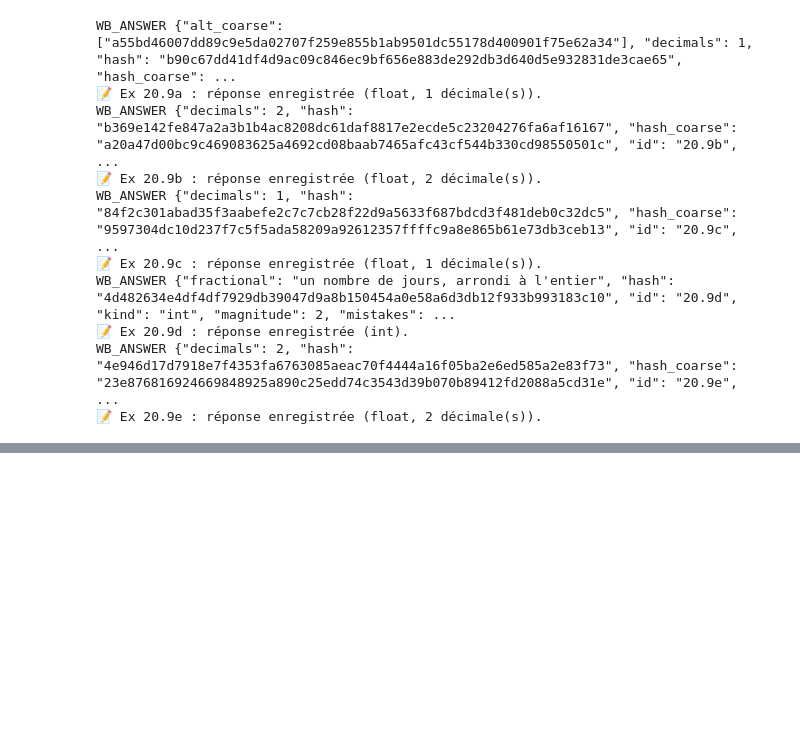
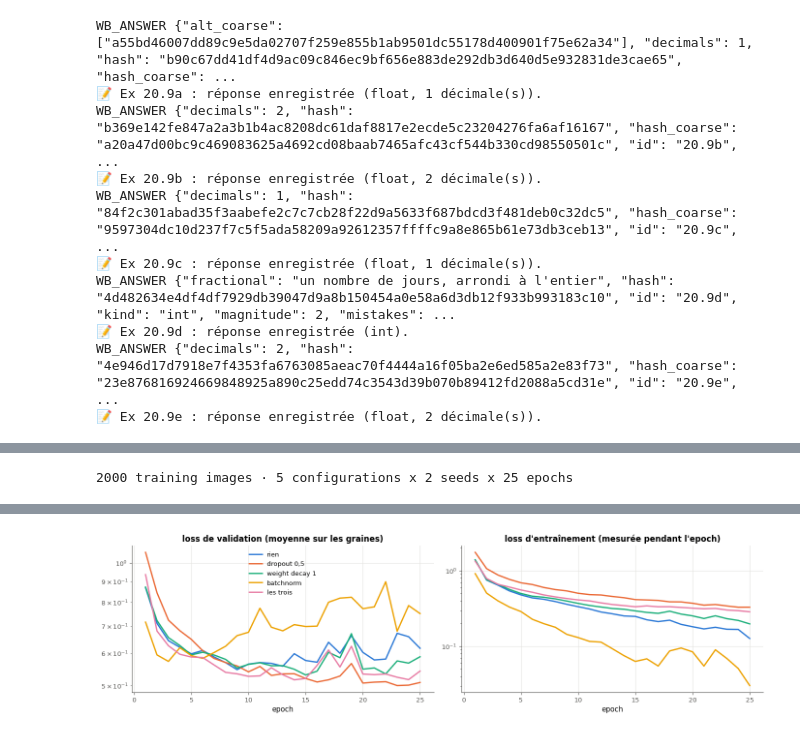
Before and after one commit to cemah2/workbookIA, a Jupyter notebook: chapitres/ch20_deep_learning/05_solutions.ipynb, the cells around one changed output, grey strips where cells are left out. Saved outputs shown, nothing was run; the diff lists cells and outputs as text; code cells hidden in the pictures; blank space fills up the shorter version.

```diff
--- a/chapitres/ch20_deep_learning/05_solutions.ipynb
+++ b/chapitres/ch20_deep_learning/05_solutions.ipynb
@@ -661,0 +2488,78 @@ WB_ANSWER {"decimals": 2, "hash": "4e946d17d7918e7f4353fa6763085aeac70f4444a16f0
+# %%
+TRAIN_SET_29 = TensorDataset(torch.from_numpy(X_F28[:2000]).unsqueeze(1), torch.from_numpy(Y_F28[:2000]))   # 2 000 images: overfitting comes fast
+VAL_LOADER_29 = DataLoader(TensorDataset(torch.from_numpy(X_F28[50_000:55_000]).unsqueeze(1), torch.from_numpy(Y_F28[50_000:55_000])),
+                           batch_size=1000)
+EPOCHS_29, SEEDS_29 = wb.by_mode(fast=25, full=40), wb.by_mode(fast=[0, 1], full=[0, 1, 2])
+CONFIGS_29 = {"rien": dict(dropout=0.0, weight_decay=0.0, batchnorm=False),
+              "dropout 0,5": dict(dropout=0.5, weight_decay=0.0, batchnorm=False),
+              "weight decay 1": dict(dropout=0.0, weight_decay=1.0, batchnorm=False),
+              "batchnorm": dict(dropout=0.0, weight_decay=0.0, batchnorm=True),
+              "les trois": dict(dropout=0.5, weight_decay=1.0, batchnorm=True)}
+print(f"{len(TRAIN_SET_29)} training images · {len(CONFIGS_29)} configurations x {len(SEEDS_29)} seeds x {EPOCHS_29} epochs")
+# %% [output]
+2000 training images · 5 configurations x 2 seeds x 25 epochs
+# %%
+def run_29(dropout, weight_decay, batchnorm, seed, epochs=EPOCHS_29):
+    """Train a MLP 784-256-256-10 on TRAIN_SET_29 and return its history, a dict of three lists of `epochs` values
+    ("train_loss", "val_loss", "val_acc"), with train_one_epoch_23 and evaluate_23 (VAL_LOADER_29).
+
+    The model, built after torch.manual_seed(seed): nn.Flatten(), then for each hidden layer nn.Linear, an
+    nn.BatchNorm1d if batchnorm, nn.ReLU, an nn.Dropout(dropout) if dropout > 0; a last nn.Linear to the logits; on
+    DEVICE. AdamW(lr=1e-3, weight_decay=weight_decay); mini-batches of 64 shuffled by
+    torch.Generator().manual_seed(seed); no early stopping.
+    """
+    torch.manual_seed(seed)
+    layers = [nn.Flatten()]
+    for n_in, n_out in [(784, 256), (256, 256)]:
+        layers.append(nn.Linear(n_in, n_out))
+        if batchnorm:
+            layers.append(nn.BatchNorm1d(n_out))
+        layers.append(nn.ReLU())
+        if dropout > 0:
+            layers.append(nn.Dropout(dropout))
+    model = nn.Sequential(*layers, nn.Linear(256, 10)).to(DEVICE)
+    optimizer = torch.optim.AdamW(model.parameters(), lr=1e-3, weight_decay=weight_decay)
+    loader = DataLoader(TRAIN_SET_29, batch_size=64, shuffle=True, generator=torch.Generator().manual_seed(seed))
+    history = {"train_loss": [], "val_loss": [], "val_acc": []}
+    for _ in range(epochs):
+        history["train_loss"].append(train_one_epoch_23(model, loader, nn.CrossEntropyLoss(), optimizer, DEVICE))
+        val_loss, val_acc = evaluate_23(model, VAL_LOADER_29, nn.CrossEntropyLoss(), DEVICE)
+        history["val_loss"].append(val_loss)
+        history["val_acc"].append(val_acc)
+    return history
+RESULTS_29 = {}
+with checked("20.29"):
+    control_29 = run_29(0.0, 0.0, False, seed=0, epochs=2)
+    ok_29 = isinstance(control_29, dict) and all(len(control_29.get(k, [])) == 2 for k in ("train_loss", "val_loss", "val_acc"))
+    if not ok_29:
+        print("❌ Ex 20.29 : run_29(..., epochs=2) doit rendre un dictionnaire de trois listes de 2 valeurs : train_loss, val_loss et val_acc.")
+    else:
+        started_29 = time.perf_counter()
+        for name_29, config_29 in CONFIGS_29.items():
+            RESULTS_29[name_29] = [run_29(**config_29, seed=seed_29) for seed_29 in SEEDS_29]
+        print(f"{len(CONFIGS_29) * len(SEEDS_29)} trainings in {time.perf_counter() - started_29:.0f} s (means over the seeds)\n")
+        print("configuration      best epoch   min val loss   final val loss   final train loss   best val acc")
+        for name_29, runs_29 in RESULTS_29.items():
+            val_29 = np.array([r["val_loss"] for r in runs_29])
+            print(f"{name_29:16} {np.mean(val_29.argmin(axis=1) + 1):12.1f} {val_29.min(axis=1).mean():14.3f} "
+                  f"{val_29[:, -1].mean():16.3f} {np.mean([r['train_loss'][-1] for r in runs_29]):18.3f} "
+                  f"{np.mean([max(r['val_acc']) for r in runs_29]):14.3f}")
+        none_29 = np.array([r["val_loss"] for r in RESULTS_29["rien"]])
+        verdict("20.29", none_29[:, -1].mean() > none_29.min(axis=1).mean() + 0.05,
+                "sans régularisation, la loss de validation remonte nettement après son minimum : l'overfitting est là.",
+                "sans régularisation, la loss de validation ne remonte pas : vérifie run_29 (2 000 images, pas d'early stopping).")
+if RESULTS_29:
+    fig_29, axes_29 = plt.subplots(1, 2, figsize=(14, 4))
+    for name_29, runs_29 in RESULTS_29.items():
+        epochs_29 = np.arange(1, EPOCHS_29 + 1)
+        line_29, = axes_29[0].plot(epochs_29, np.mean([r["val_loss"] for r in runs_29], axis=0), label=name_29)
+        axes_29[1].plot(epochs_29, np.mean([r["train_loss"] for r in runs_29], axis=0), color=line_29.get_color())
+    axes_29[0].set_title("loss de validation (moyenne sur les graines)")
+    axes_29[1].set_title("loss d'entraînement (mesurée pendant l'epoch)")
+    for ax in axes_29:
+        ax.set_xlabel("epoch")
+        ax.set_yscale("log")
+    axes_29[0].legend()
+    plt.tight_layout()
+    plt.show()
+# %% [output]
@@ -661,0 +2575 @@ WB_ANSWER {"decimals": 2, "hash": "4e946d17d7918e7f4353fa6763085aeac70f4444a16f0
+[figure, added]
```
Also changed, not shown: parts of 91 cells of this notebook, 8 other files.
